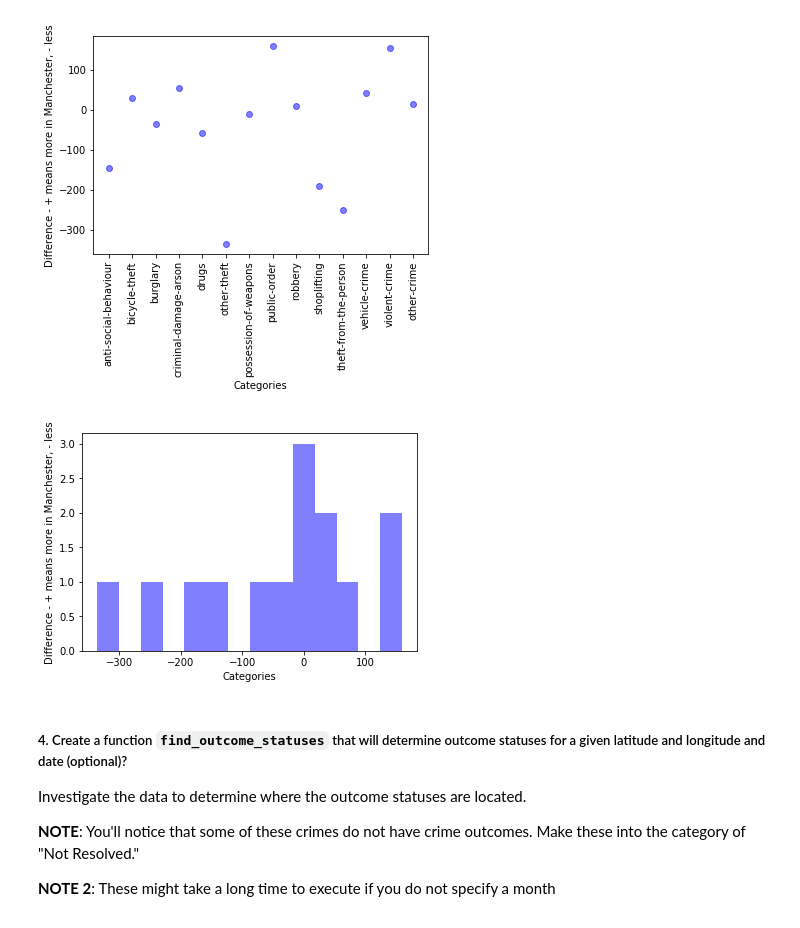
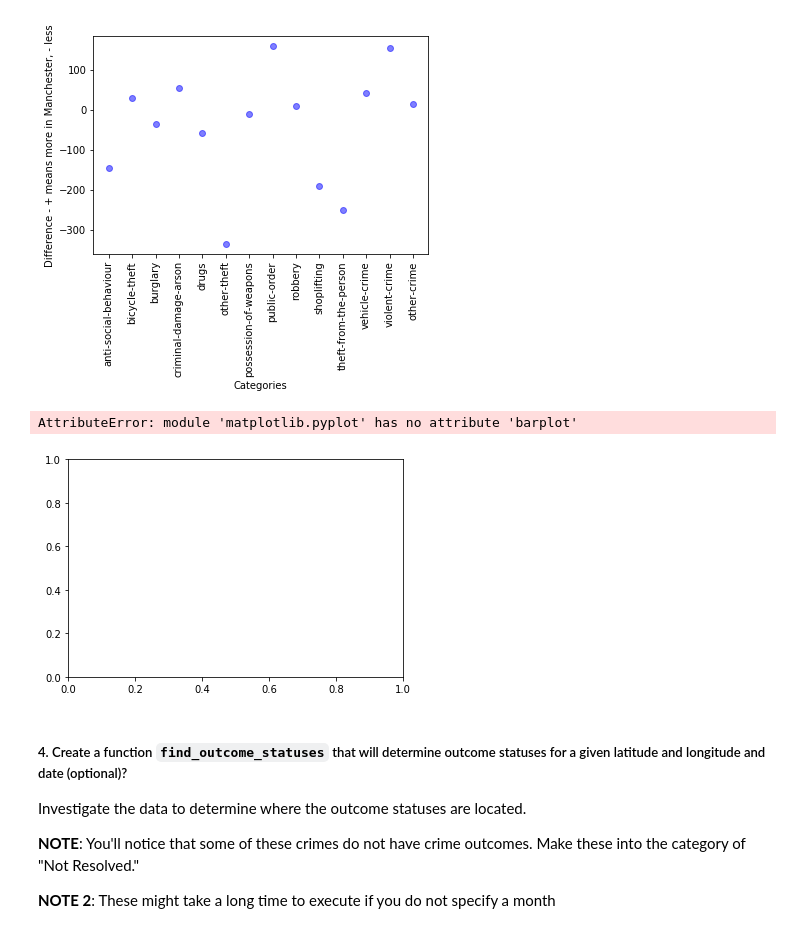
Before and after one commit to danjizquierdo/python-api-dictionaries-lab-nyc-ds-career-012819, a Jupyter notebook: index.ipynb, the cells around one changed output. Saved outputs shown, nothing was run; the diff lists cells and outputs as text; code cells hidden in the pictures.

```diff
--- a/index.ipynb
+++ b/index.ipynb
@@ -229,15 +229,16 @@ plt.show()
 # %%
 fig,ax=plt.subplots()
 buckingham_crime=[]
 for key,val in hist_data.items():
     buckingham_crime.append(val)
-plt.hist(buckingham_crime,len(categories),facecolor='blue',alpha=.5)
+plt.barplot(buckingham_crime,range(len(categories)),facecolor='blue',alpha=.5)
 plt.xlabel('Categories')
 #plt.xticks(range(len(categories)),categories,rotation='vertical')
 plt.ylabel('Difference - + means more in Manchester, - less')
 plt.show()
 # %% [output]
+AttributeError: module 'matplotlib.pyplot' has no attribute 'barplot'
-[figure, old version]
+[figure, new version]
 # %% [markdown]
 ##### 4. Create a function `find_outcome_statuses` that will determine outcome statuses for a given latitude and longitude and date (optional)?
 Investigate the data to determine where the outcome statuses are located.
```
